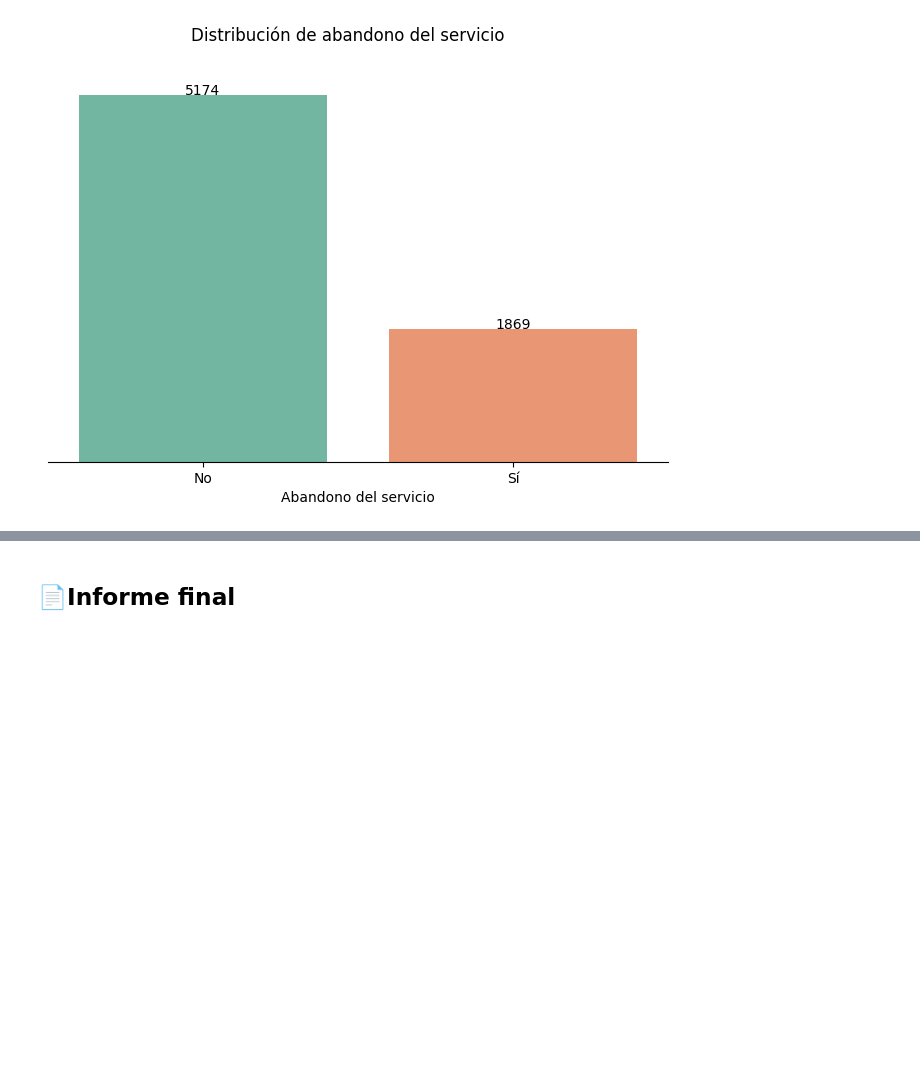
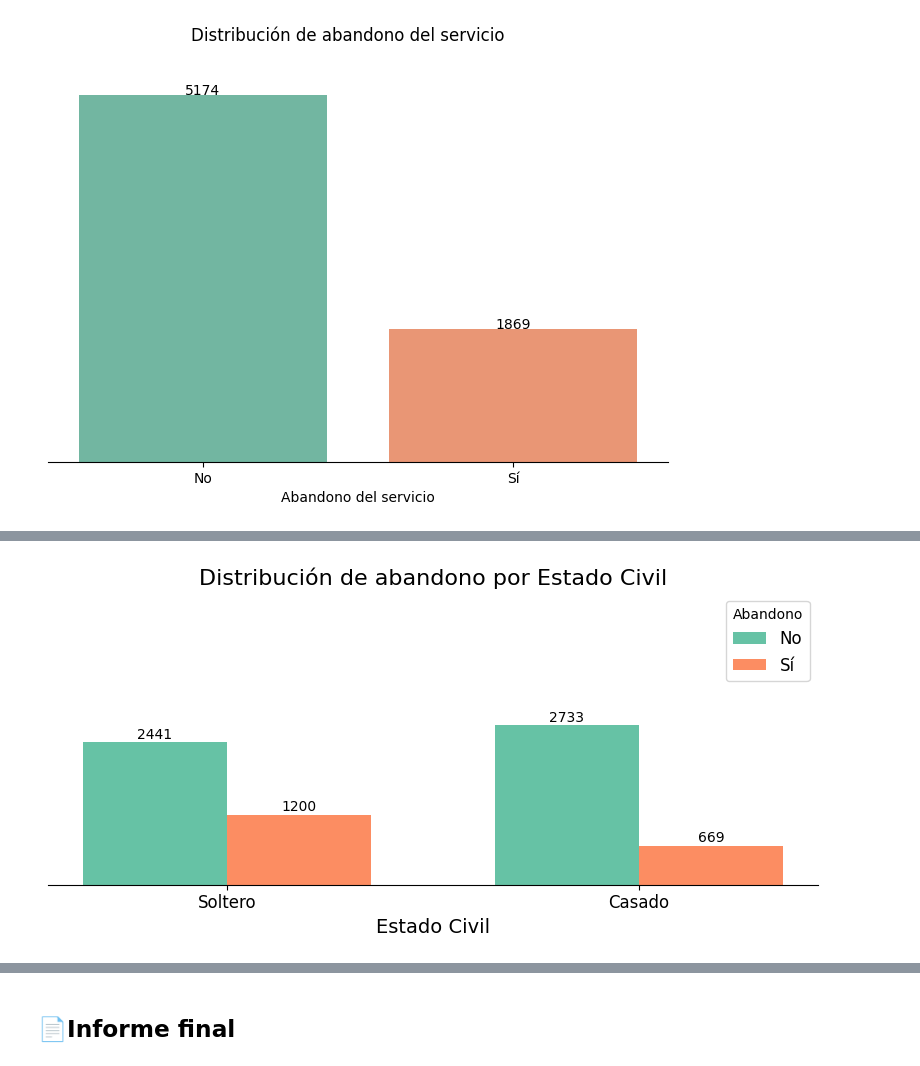
Before and after one commit to IsaiasRVH2/Challenge-Telecom-X, a Jupyter notebook: TelecomX_LATAM.ipynb, the cells around one changed output, grey strips where cells are left out. Cells and saved outputs as stored; diff of their text form; code cells hidden in the pictures; blank space fills up the shorter version.

```diff
--- a/TelecomX_LATAM.ipynb
+++ b/TelecomX_LATAM.ipynb
@@ -405,0 +461,6 @@ plt.show()
+# %%
+# Distribución de abandono según el estado civil
+abandono_estado_civil = df.groupby('Casado')['Abandono'].value_counts()
+graficar_abandono(abandono_estado_civil, 'Estado Civil', labels=['Soltero', 'Casado'])
+# %% [output]
+[figure, added]
```
Also changed, not shown: parts of 18 cells of this notebook.
